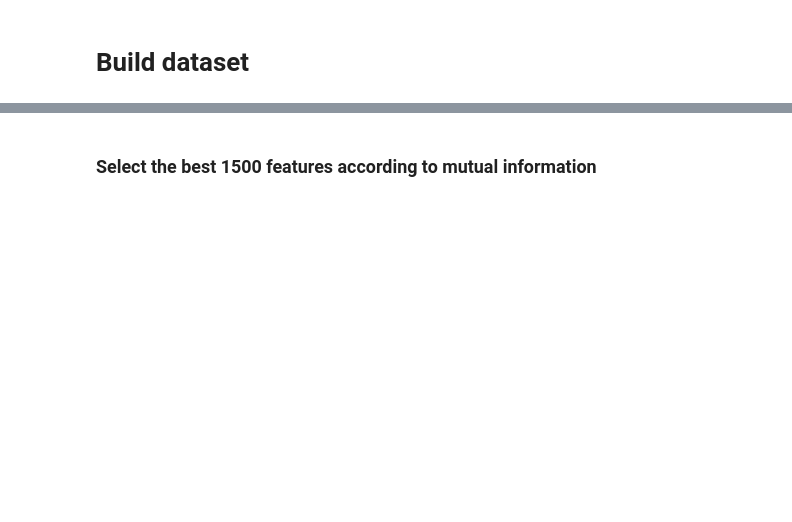
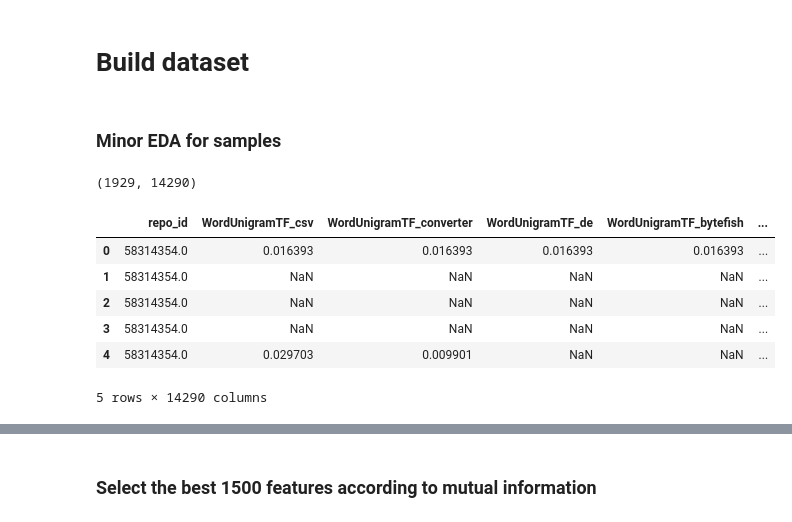
Before and after one commit to sinapordanesh/Large_Language_Models_in_RE, a Jupyter notebook: evaluator_model/De-anonymizing Programmers via Code Stylometry.ipynb, the cells around one changed output, grey strips where cells are left out. Cells and saved outputs as stored; diff of their text form; code cells hidden in the pictures; blank space fills up the shorter version.

```diff
--- a/evaluator_model/De-anonymizing Programmers via Code Stylometry.ipynb
+++ b/evaluator_model/De-anonymizing Programmers via Code Stylometry.ipynb
@@ -56,0 +100,24 @@ samples = calculate_features_for_files(codes)
+# %% [markdown]
+### Minor EDA for samples
+# %%
+xdf = pd.DataFrame(samples)
+# %%
+xdf.shape
+# %% [output]
+(1929, 14290)
+# %%
+column_name = 'repo_id'
+# Pop the column out of the DataFrame
+desired_column = xdf.pop(column_name)
+# Reinsert it at the beginning of the DataFrame
+xdf.insert(0, column_name, desired_column)
+# %%
+xdf.head()
+# %% [output]
+|  | repo_id | WordUnigramTF_csv | WordUnigramTF_converter | WordUnigramTF_de | WordUnigramTF_bytefish | ... |
+| 0 | 58314354.0 | 0.016393 | 0.016393 | 0.016393 | 0.016393 | ... |
+| 1 | 58314354.0 | NaN | NaN | NaN | NaN | ... |
+| 2 | 58314354.0 | NaN | NaN | NaN | NaN | ... |
+| 3 | 58314354.0 | NaN | NaN | NaN | NaN | ... |
+| 4 | 58314354.0 | 0.029703 | 0.009901 | NaN | NaN | ... |
+5 rows × 14290 columns
```
Also changed, not shown: parts of 24 cells of this notebook, 12 other files.
